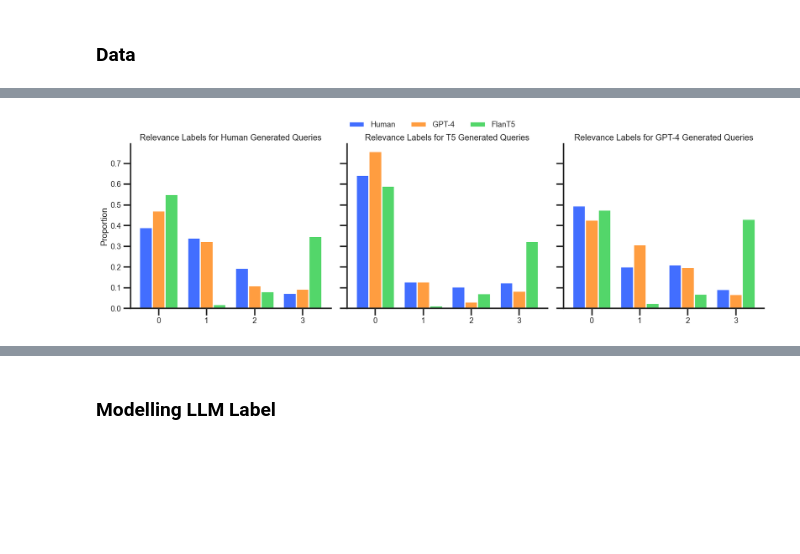
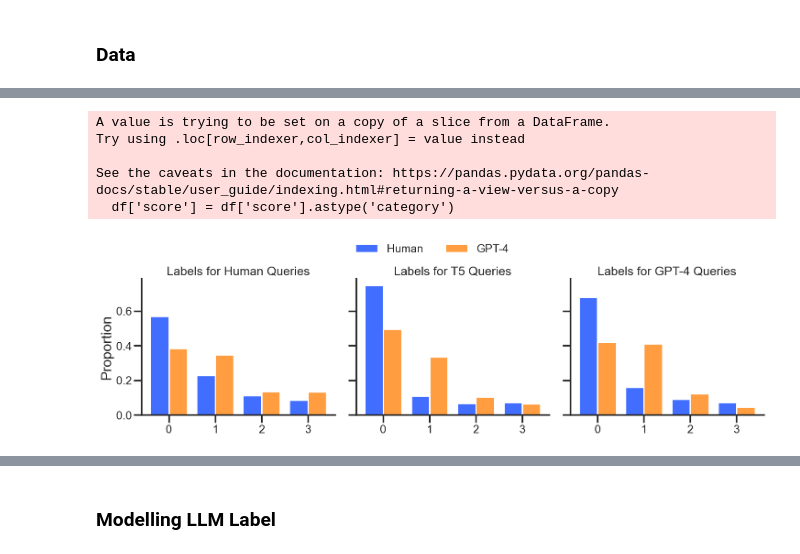
Before and after one commit to rahmanidashti/BiasSyntheticData, a Jupyter notebook: 4-labels-analysis.ipynb, the cells around one changed output, grey strips where cells are left out. Drawn from its saved outputs; the diff is of its cells as text; code cells hidden in the pictures; blank space fills up the shorter version.

```diff
--- a/4-labels-analysis.ipynb
+++ b/4-labels-analysis.ipynb
@@ -70,10 +50,3 @@ qrels_df['judged_by'] = qrels_df['judged_by'].replace({'llmjudge.qrels.nist.txt'
 # %%
 qid_to_info = pd.read_csv("infos/query_to_info.txt", sep='\t')
 qrels_df = pd.merge(qrels_df, qid_to_info, on='qid')
-# %%
-qrels_df.drop(['QL'], axis=1, inplace=True)
-qrels_df.drop(['isGPT4'], axis=1, inplace=True)
-qrels_df.drop(['QDR'], axis=1, inplace=True)
-qrels_df.drop(['QDS'], axis=1, inplace=True)
-qrels_df.drop(['APL'], axis=1, inplace=True)
-qrels_df.drop(['QW'], axis=1, inplace=True)
@@ -84,5 +53,3 @@ array([0, 1, 2])
-# %%
-qrels_df['QT'] = qrels_df['QT'].replace({0: 'Real', 1: 'T5', 2: 'GPT-4'})
 # %%
 qrels_df
 # %% [output]
@@ -101,0 +69,7 @@ qrels_df
+# %%
+qrels_df['judged_by'] = qrels_df['judged_by'].replace({'withDupes': 'Human', 'gpt4': 'GPT-4'})
+# %%
+# add a new column called 'QT' and the values are "Real" if Synthetic is 0 and isGPT is 0, "T5" if Synthetic is 1 and isGPT is 0,
+# "GPT-4" if Synthetic is 0 and isGPT is 1
+qrels_df['QT'] = np.where((qrels_df['Synthetic'] == 0) & (qrels_df['isGPT4'] == 0), 'Real',
+                          np.where((qrels_df['Synthetic'] == 1) & (qrels_df['isGPT4'] == 0), 'T5', 'GPT-4'))
@@ -102,40 +92,42 @@ qrels_df
 # %%
-import seaborn as sns
-import matplotlib.pyplot as plt
-
-df = qrels_df.copy()
-
+df = qrels_df[['score', 'judged_by', 'QW', 'QT']]
 df['score'] = df['score'].astype('category')
+# df['QT'] = df['QT'].replace({0: 'Human generated Query', 1: 'T5 generated Query', 2: 'GPT-4 generated Query'})
+# df['label_type'] = df['label_type'].replace({'label_human': 'Human Generated Labels', 'label_llm':'GPT-4 Generated Labels'})
 
 sns.set_style("ticks")  # Options: white, dark, whitegrid, darkgrid, ticks
-sns.set_context("poster", font_scale =0.6)     # Options: paper, notebook, talk, poster
+sns.set_context("poster", font_scale =0.8)     # Options: paper, notebook, talk, poster
 sns.set_palette("bright")   # You can also use: deep, muted, bright, dark, colorblind, or a custom list of colors
 
 # Create a FacetGrid for the label type
 g = sns.FacetGrid(df, col="QT", hue="judged_by", height=5)
 
 # Add a histogram to the FacetGrid
 g.map(sns.histplot, 'score', stat="proportion", hue = 'judged_by', multiple='dodge', shrink = .8, common_norm=False, data = df)
 
 # Adjust the titles and labels
 g.add_legend()
-g.set_axis_labels("", "Proportion")
-g.set_titles(col_template="{col_name}")
+g.set_axis_labels("", "Proportion", fontsize=22)
+g.set_titles(col_template="{col_name}", fontsize=22)
 
-titles = ['Relevance Labels for Human Generated Queries', 'Relevance Labels for T5 Generated Queries', 'Relevance Labels for GPT-4 Generated Queries']
+titles = ['Labels for Human Queries', 'Labels for T5 Queries', 'Labels for GPT-4 Queries']
 
-for ax, title in zip(g.axes.flatten(),titles):
+for ax, title in zip(g.axes.flatten(), titles):
     ax.set_title(title)
 
-sns.move_legend(g, ncol=5, loc='upper center', title = '', bbox_to_anchor=(0.5, 1.05))
+sns.move_legend(g, ncol=3, loc='upper center', title = '')
 
 # Adjust layout
-plt.subplots_adjust(top=0.85)
-
+plt.subplots_adjust(top=0.8)
+# plt.legend(fontsize=19, ncol=2, loc='upper center')
 # Show the plot
 plt.xticks([0, 1, 2, 3])  # Set y-ticks to 0, 1, 2, 3
-plt.tight_layout()
-plt.savefig("figs/label_barplots_new.pdf", bbox_inches="tight")
+plt.savefig("figs/label_barplots.pdf", bbox_inches="tight")
 plt.show()
 # %% [output]
+A value is trying to be set on a copy of a slice from a DataFrame.
+Try using .loc[row_indexer,col_indexer] = value instead
+
+See the caveats in the documentation: https://pandas.pydata.org/pandas-docs/stable/user_guide/indexing.html#returning-a-view-versus-a-copy
+  df['score'] = df['score'].astype('category')
-[figure, old version]
+[figure, new version]
```
Also changed, not shown: parts of 12 cells of this notebook, 1 other file.
